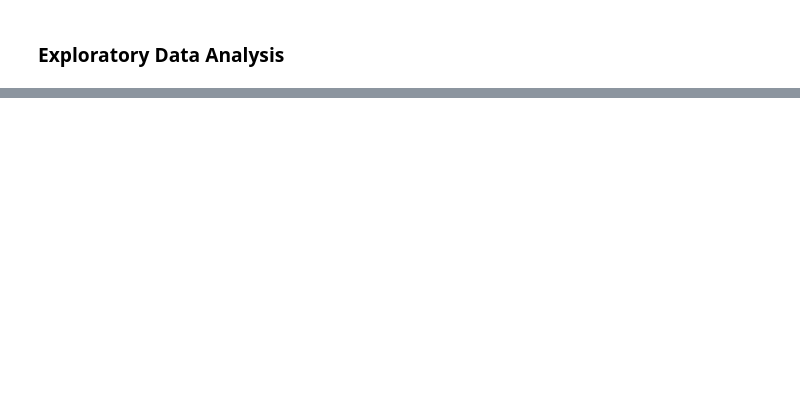
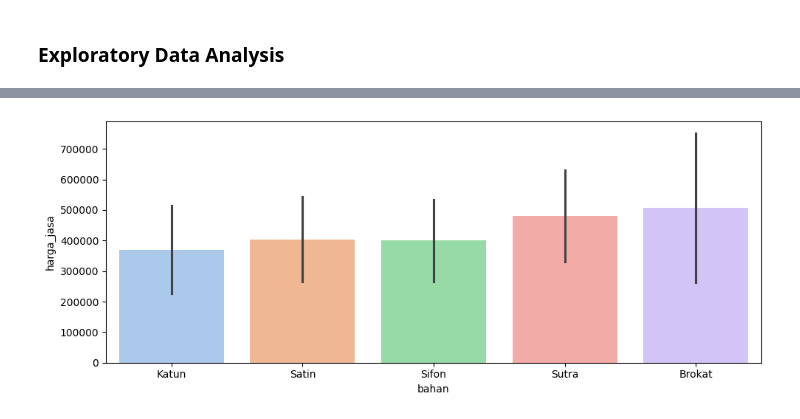
Before and after one commit to adzkykhairany/tailor-price-predictor, a Jupyter notebook: models/prediction_model.ipynb, the cells around one changed output, grey strips where cells are left out. Cells and saved outputs as stored; diff of their text form; code cells hidden in the pictures; blank space fills up the shorter version.

```diff
--- a/models/prediction_model.ipynb
+++ b/models/prediction_model.ipynb
@@ -577,0 +126,7 @@ test_eval
+# %%
+plt.figure(figsize=(10, 4))
+sns.barplot(x='bahan', y='harga_jasa', hue='bahan', data=df, errorbar='sd', palette='pastel')
+plt.tight_layout()
+plt.show()
+# %% [output]
+[figure, added]
```
Also changed, not shown: parts of 91 cells of this notebook, 2 other files.
